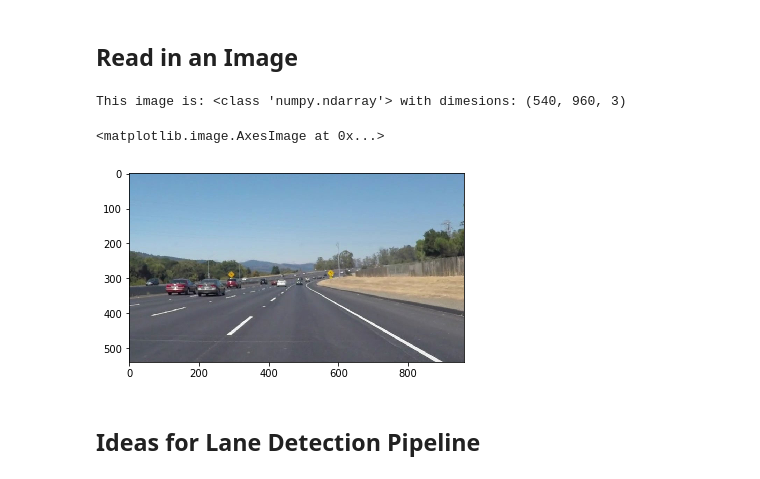
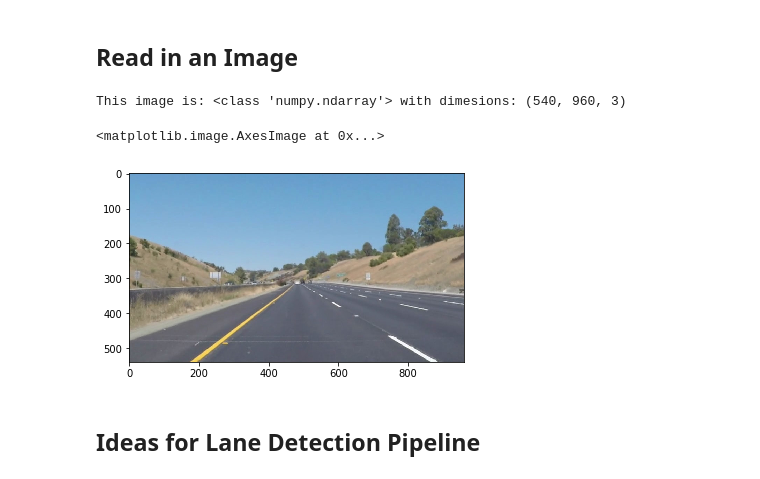
Before and after one commit to pabloelizalde/CarND-LaneLines-P1, a Jupyter notebook: P1.ipynb, the cells around one changed output. Cells and saved outputs as stored; diff of their text form; code cells hidden in the pictures.

```diff
--- a/P1.ipynb
+++ b/P1.ipynb
@@ -51,15 +51,15 @@ import cv2
 ## Read in an Image
 # %%
 #reading in an image
-image = mpimg.imread('test_images/solidWhiteCurve.jpg')
+image = mpimg.imread('test_images/whiteCarLaneSwitch.jpg')
 
 #printing out some stats and plotting
 print('This image is:', type(image), 'with dimesions:', image.shape)
 plt.imshow(image)  # if you wanted to show a single color channel image called 'gray', for example, call as plt.imshow(gray, cmap='gray')
 # %% [output]
 This image is: <class 'numpy.ndarray'> with dimesions: (540, 960, 3)
 <matplotlib.image.AxesImage at 0x...>
-[figure, old version]
+[figure, new version]
 # %% [markdown]
 ## Ideas for Lane Detection Pipeline
 # %% [markdown]
```
Also changed, not shown: parts of 4 cells of this notebook, 2 other files.
